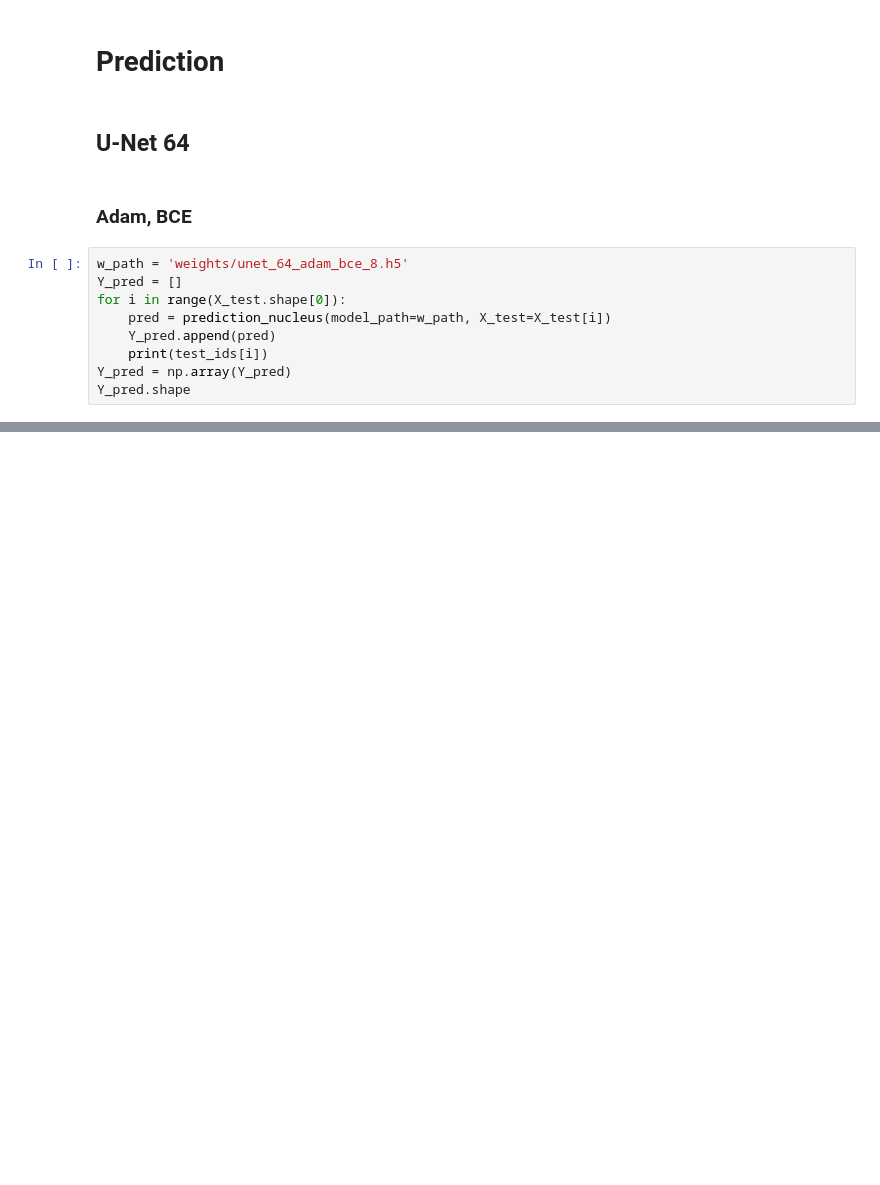
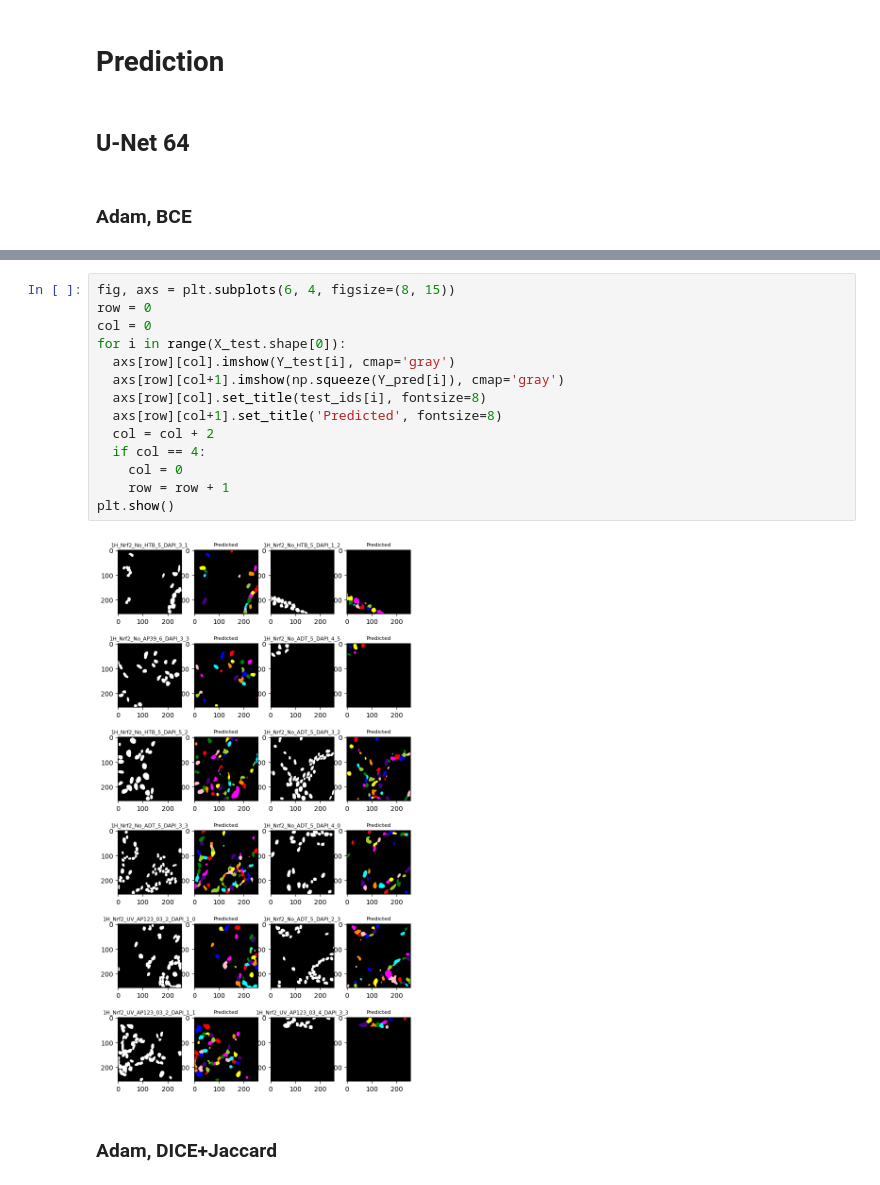
Before and after one commit to cusniwtt/unet-nucleus, a Jupyter notebook: prediction.ipynb, the cells around one changed output, grey strips where cells are left out. Drawn from its saved outputs; the diff is of its cells as text; blank space fills up the shorter version.

```diff
--- a/prediction.ipynb
+++ b/prediction.ipynb
@@ -251,12 +245,3 @@ plt.show()
 ## U-Net 64
 # %% [markdown]
 ### Adam, BCE
-# %%
-w_path = 'weights/unet_64_adam_bce_8.h5'
-Y_pred = []
-for i in range(X_test.shape[0]):
-    pred = prediction_nucleus(model_path=w_path, X_test=X_test[i])
-    Y_pred.append(pred)
-    print(test_ids[i])
-Y_pred = np.array(Y_pred)
-Y_pred.shape
@@ -285,0 +338,18 @@ plt.show()
+# %%
+fig, axs = plt.subplots(6, 4, figsize=(8, 15))
+row = 0
+col = 0
+for i in range(X_test.shape[0]):
+  axs[row][col].imshow(Y_test[i], cmap='gray')
+  axs[row][col+1].imshow(np.squeeze(Y_pred[i]), cmap='gray')
+  axs[row][col].set_title(test_ids[i], fontsize=8)
+  axs[row][col+1].set_title('Predicted', fontsize=8)
+  col = col + 2
+  if col == 4:
+    col = 0
+    row = row + 1
+plt.show()
+# %% [output]
+[figure, added]
+# %% [markdown]
+### Adam, DICE+Jaccard
```
Also changed, not shown: parts of 12 cells of this notebook.
